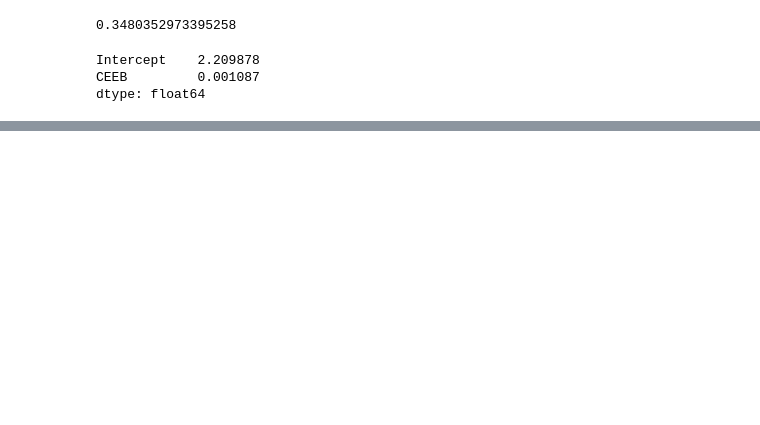
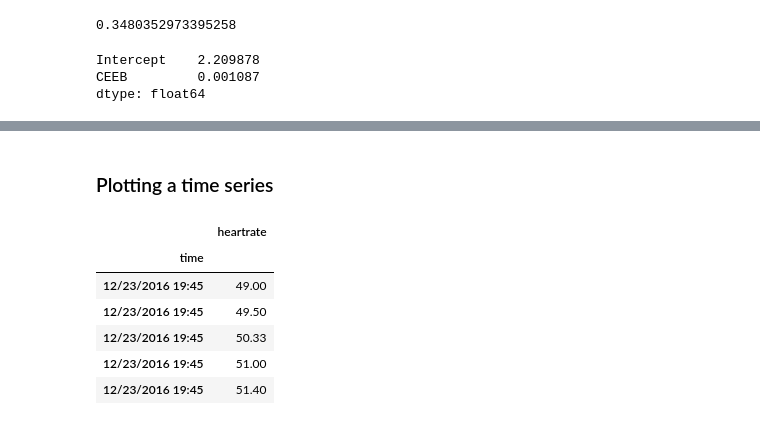
Before and after one commit to eacunafer/DataAnalysiswithPython3, a Jupyter notebook: Notebooks/lab8v3.ipynb, the cells around one changed output, grey strips where cells are left out. Saved outputs shown, nothing was run; the diff lists cells and outputs as text; code cells hidden in the pictures; blank space fills up the shorter version.

```diff
--- a/Notebooks/lab8v3.ipynb
+++ b/Notebooks/lab8v3.ipynb
@@ -264,0 +266,2 @@ sns.lmplot("CEEB", "GPA", data=df,ci=False)
+# %% [markdown]
+### Plotting a time series
@@ -264,0 +272,10 @@ sns.lmplot("CEEB", "GPA", data=df,ci=False)
+# %%
+dfts.head()
+# %% [output]
+|  | heartrate |
+| time |  |
+| 12/23/2016 19:45 | 49.00 |
+| 12/23/2016 19:45 | 49.50 |
+| 12/23/2016 19:45 | 50.33 |
+| 12/23/2016 19:45 | 51.00 |
+| 12/23/2016 19:45 | 51.40 |
```
Also changed, not shown: parts of 24 cells of this notebook, 2 other files.
